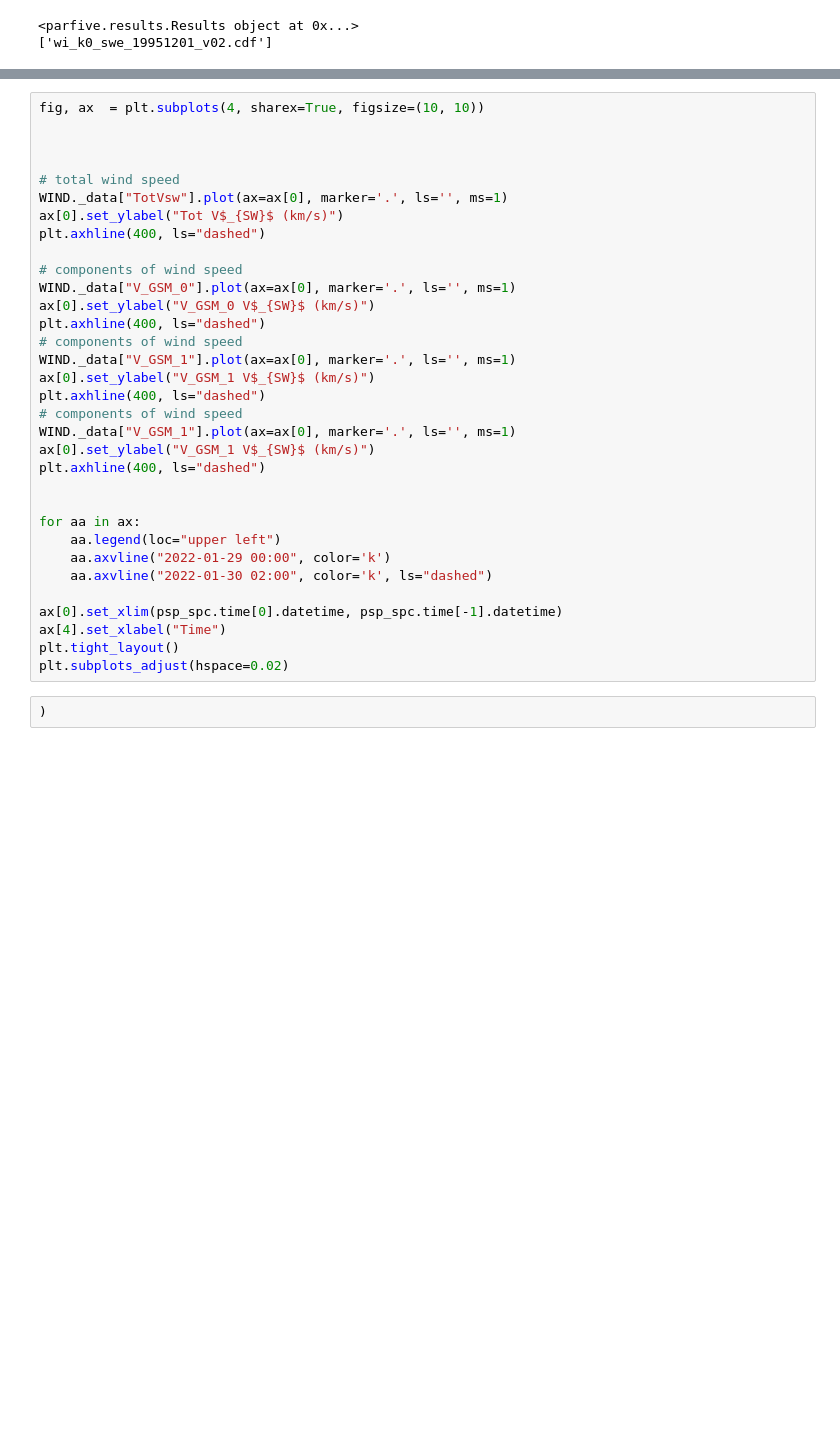
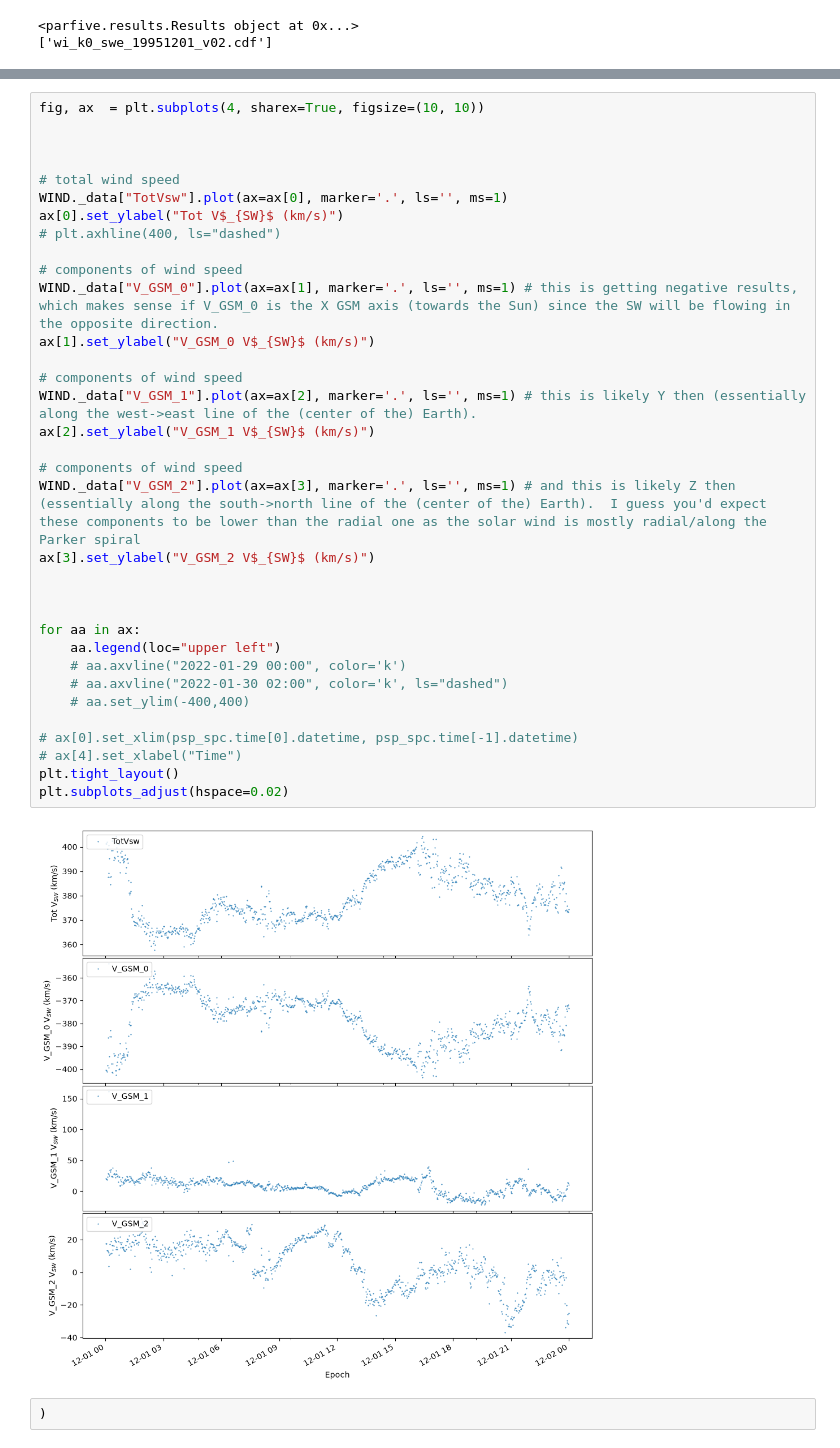
Before and after one commit to rahyndman/SolarWindCode, a Jupyter notebook: DownloadData.ipynb, the cells around one changed output, grey strips where cells are left out. Drawn from its saved outputs; the diff is of its cells as text; blank space fills up the shorter version.

```diff
--- a/DownloadData.ipynb
+++ b/DownloadData.ipynb
@@ -71,35 +75,38 @@ WIND = WIND.add_column("MagVsw", MagVsw)
 # %%
 fig, ax  = plt.subplots(4, sharex=True, figsize=(10, 10))
 
 
 
 # total wind speed
 WIND._data["TotVsw"].plot(ax=ax[0], marker='.', ls='', ms=1)
 ax[0].set_ylabel("Tot V$_{SW}$ (km/s)")
-plt.axhline(400, ls="dashed")
+# plt.axhline(400, ls="dashed")
 
 # components of wind speed
-WIND._data["V_GSM_0"].plot(ax=ax[0], marker='.', ls='', ms=1)
-ax[0].set_ylabel("V_GSM_0 V$_{SW}$ (km/s)")
-plt.axhline(400, ls="dashed")
+WIND._data["V_GSM_0"].plot(ax=ax[1], marker='.', ls='', ms=1) # this is getting negative results, which makes sense if V_GSM_0 is the X GSM axis (towards the Sun) since the SW will be flowing in the opposite direction.
+ax[1].set_ylabel("V_GSM_0 V$_{SW}$ (km/s)")
+
 # components of wind speed
-WIND._data["V_GSM_1"].plot(ax=ax[0], marker='.', ls='', ms=1)
-ax[0].set_ylabel("V_GSM_1 V$_{SW}$ (km/s)")
-plt.axhline(400, ls="dashed")
+WIND._data["V_GSM_1"].plot(ax=ax[2], marker='.', ls='', ms=1) # this is likely Y then (essentially along the west->east line of the (center of the) Earth).
+ax[2].set_ylabel("V_GSM_1 V$_{SW}$ (km/s)")
+
 # components of wind speed
-WIND._data["V_GSM_1"].plot(ax=ax[0], marker='.', ls='', ms=1)
-ax[0].set_ylabel("V_GSM_1 V$_{SW}$ (km/s)")
-plt.axhline(400, ls="dashed")
+WIND._data["V_GSM_2"].plot(ax=ax[3], marker='.', ls='', ms=1) # and this is likely Z then (essentially along the south->north line of the (center of the) Earth).  I guess you'd expect these components to be lower than the radial one as the solar wind is mostly radial/along the Parker spiral
+ax[3].set_ylabel("V_GSM_2 V$_{SW}$ (km/s)")
+
 
 
 for aa in ax:
     aa.legend(loc="upper left")
-    aa.axvline("2022-01-29 00:00", color='k')
-    aa.axvline("2022-01-30 02:00", color='k', ls="dashed")
+    # aa.axvline("2022-01-29 00:00", color='k')
+    # aa.axvline("2022-01-30 02:00", color='k', ls="dashed")
+    # aa.set_ylim(-400,400)
 
-ax[0].set_xlim(psp_spc.time[0].datetime, psp_spc.time[-1].datetime)
-ax[4].set_xlabel("Time")
+# ax[0].set_xlim(psp_spc.time[0].datetime, psp_spc.time[-1].datetime)
+# ax[4].set_xlabel("Time")
 plt.tight_layout()
 plt.subplots_adjust(hspace=0.02)
+# %% [output]
+[figure, added]
 # %%
 )
```
Also changed, not shown: parts of 2 cells of this notebook.
